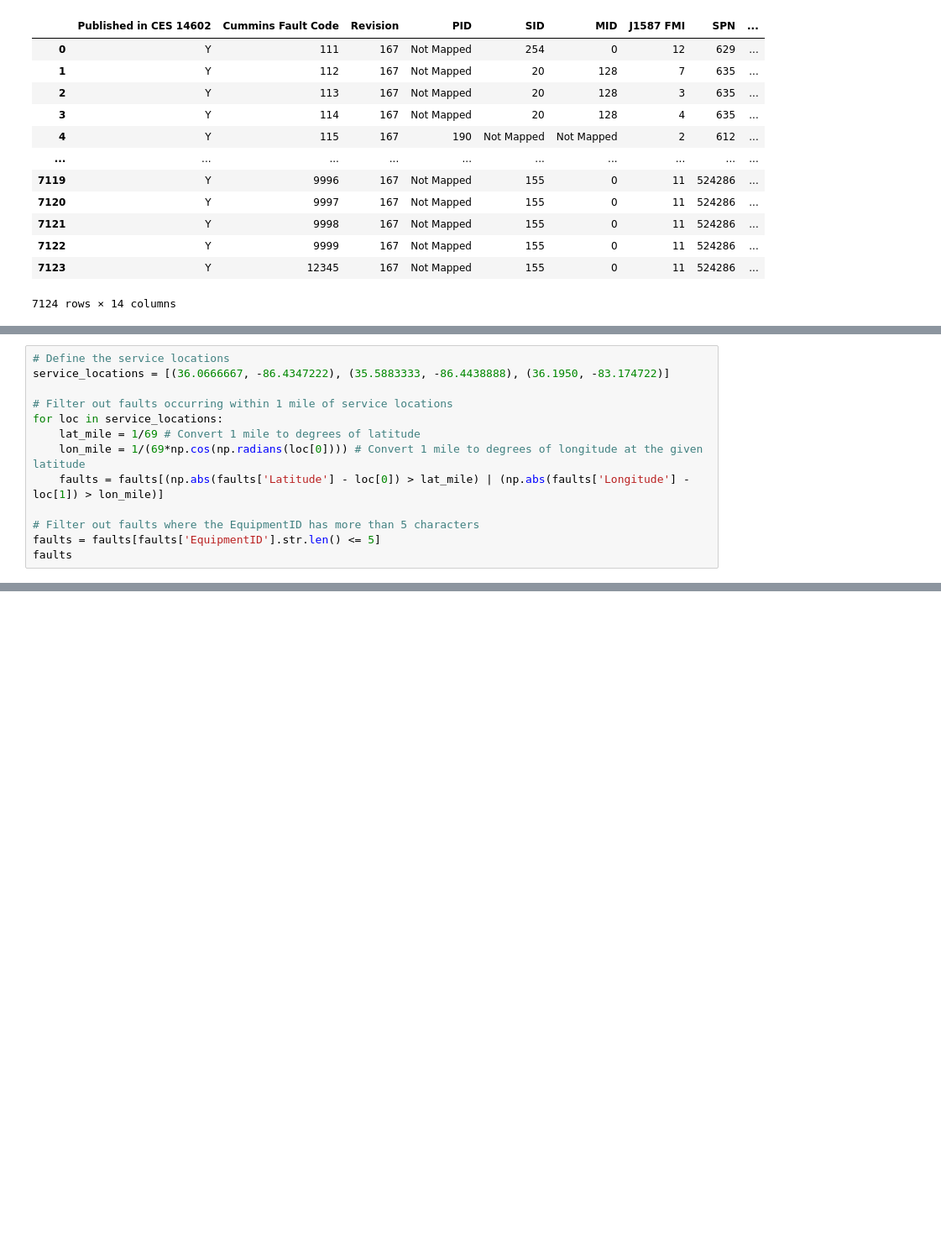
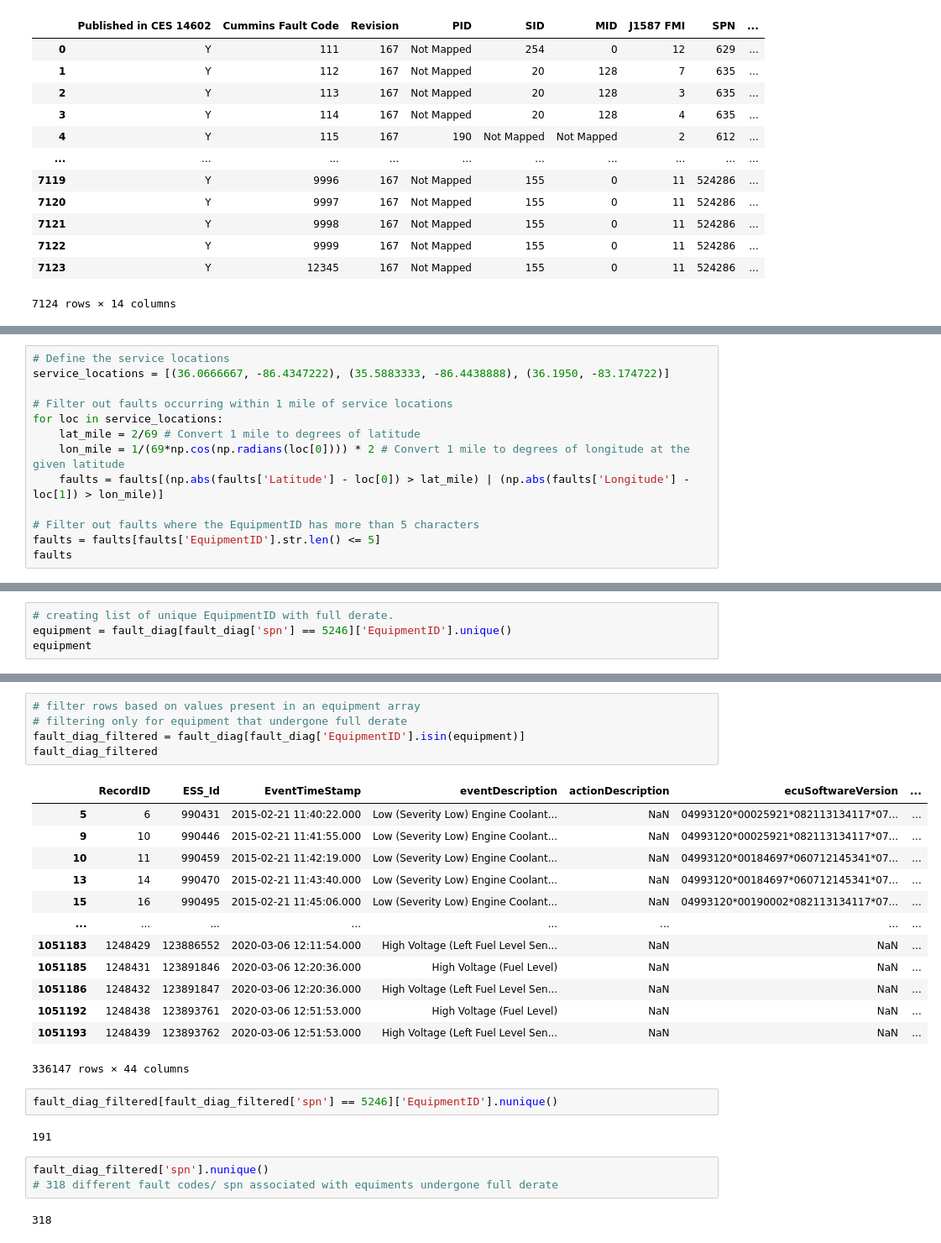
Before and after one commit to ashamaheshwari/big_g_express-predicting-derates, a Jupyter notebook: notebooks/big_g.ipynb, the cells around one changed output, grey strips where cells are left out. Shown: that part at 84% size. Cells and saved outputs as stored; diff of their text form; blank space fills up the shorter version.

```diff
--- a/notebooks/big_g.ipynb
+++ b/notebooks/big_g.ipynb
@@ -75,13 +65,0 @@ fault_codes
-# %%
-# Define the service locations
-service_locations = [(36.0666667, -86.4347222), (35.5883333, -86.4438888), (36.1950, -83.174722)]
-
-# Filter out faults occurring within 1 mile of service locations
-for loc in service_locations:
-    lat_mile = 1/69 # Convert 1 mile to degrees of latitude
-    lon_mile = 1/(69*np.cos(np.radians(loc[0]))) # Convert 1 mile to degrees of longitude at the given latitude
-    faults = faults[(np.abs(faults['Latitude'] - loc[0]) > lat_mile) | (np.abs(faults['Longitude'] - loc[1]) > lon_mile)]
-
-# Filter out faults where the EquipmentID has more than 5 characters
-faults = faults[faults['EquipmentID'].str.len() <= 5]
-faults
@@ -141,0 +66,13 @@ fault_diag.loc[fault_diag['spn'].isin([5246, 1569])]
+# %%
+# Define the service locations
+service_locations = [(36.0666667, -86.4347222), (35.5883333, -86.4438888), (36.1950, -83.174722)]
+
+# Filter out faults occurring within 1 mile of service locations
+for loc in service_locations:
+    lat_mile = 2/69 # Convert 1 mile to degrees of latitude
+    lon_mile = 1/(69*np.cos(np.radians(loc[0]))) * 2 # Convert 1 mile to degrees of longitude at the given latitude
+    faults = faults[(np.abs(faults['Latitude'] - loc[0]) > lat_mile) | (np.abs(faults['Longitude'] - loc[1]) > lon_mile)]
+
+# Filter out faults where the EquipmentID has more than 5 characters
+faults = faults[faults['EquipmentID'].str.len() <= 5]
+faults
@@ -141,0 +122,4 @@ fault_diag.loc[fault_diag['spn'].isin([5246, 1569])]
+# %%
+# creating list of unique EquipmentID with full derate.
+equipment = fault_diag[fault_diag['spn'] == 5246]['EquipmentID'].unique()
+equipment
@@ -141,0 +144,28 @@ fault_diag.loc[fault_diag['spn'].isin([5246, 1569])]
+# %%
+# filter rows based on values present in an equipment array
+# filtering only for equipment that undergone full derate
+fault_diag_filtered = fault_diag[fault_diag['EquipmentID'].isin(equipment)]
+fault_diag_filtered
+# %% [output]
+|  | RecordID | ESS_Id | EventTimeStamp | eventDescription | actionDescription | ecuSoftwareVersion | ... |
+| 5 | 6 | 990431 | 2015-02-21 11:40:22.000 | Low (Severity Low) Engine Coolant... | NaN | 04993120*00025921*082113134117*07... | ... |
+| 9 | 10 | 990446 | 2015-02-21 11:41:55.000 | Low (Severity Low) Engine Coolant... | NaN | 04993120*00025921*082113134117*07... | ... |
+| 10 | 11 | 990459 | 2015-02-21 11:42:19.000 | Low (Severity Low) Engine Coolant... | NaN | 04993120*00184697*060712145341*07... | ... |
+| 13 | 14 | 990470 | 2015-02-21 11:43:40.000 | Low (Severity Low) Engine Coolant... | NaN | 04993120*00184697*060712145341*07... | ... |
+| 15 | 16 | 990495 | 2015-02-21 11:45:06.000 | Low (Severity Low) Engine Coolant... | NaN | 04993120*00190002*082113134117*07... | ... |
+| ... | ... | ... | ... | ... | ... | ... | ... |
+| 1051183 | 1248429 | 123886552 | 2020-03-06 12:11:54.000 | High Voltage (Left Fuel Level Sen... | NaN | NaN | ... |
+| 1051185 | 1248431 | 123891846 | 2020-03-06 12:20:36.000 | High Voltage (Fuel Level) | NaN | NaN | ... |
+| 1051186 | 1248432 | 123891847 | 2020-03-06 12:20:36.000 | High Voltage (Left Fuel Level Sen... | NaN | NaN | ... |
+| 1051192 | 1248438 | 123893761 | 2020-03-06 12:51:53.000 | High Voltage (Fuel Level) | NaN | NaN | ... |
+| 1051193 | 1248439 | 123893762 | 2020-03-06 12:51:53.000 | High Voltage (Left Fuel Level Sen... | NaN | NaN | ... |
+336147 rows × 44 columns
+# %%
+fault_diag_filtered[fault_diag_filtered['spn'] == 5246]['EquipmentID'].nunique()
+# %% [output]
+191
+# %%
+fault_diag_filtered['spn'].nunique()
+# 318 different fault codes/ spn associated with equiments undergone full derate
+# %% [output]
+318
```
Also changed, not shown: parts of 52 cells of this notebook.
